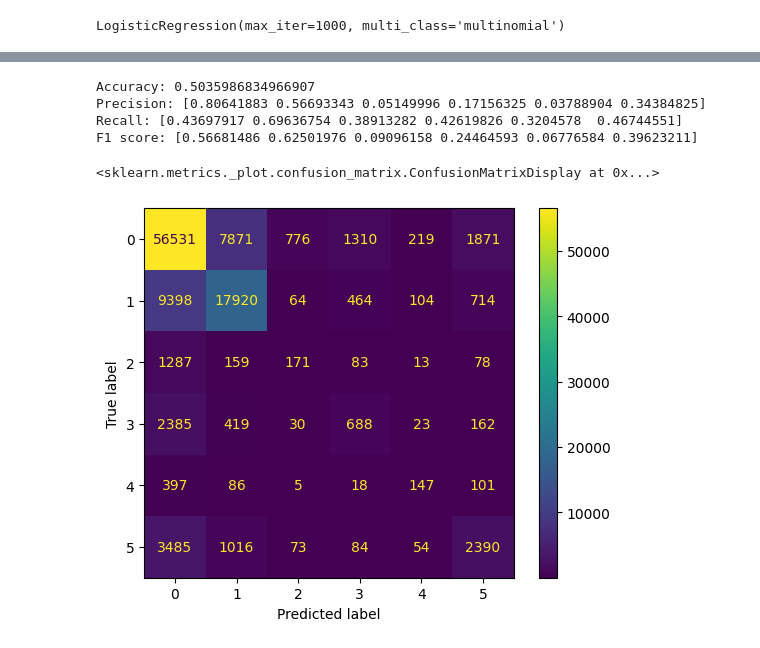
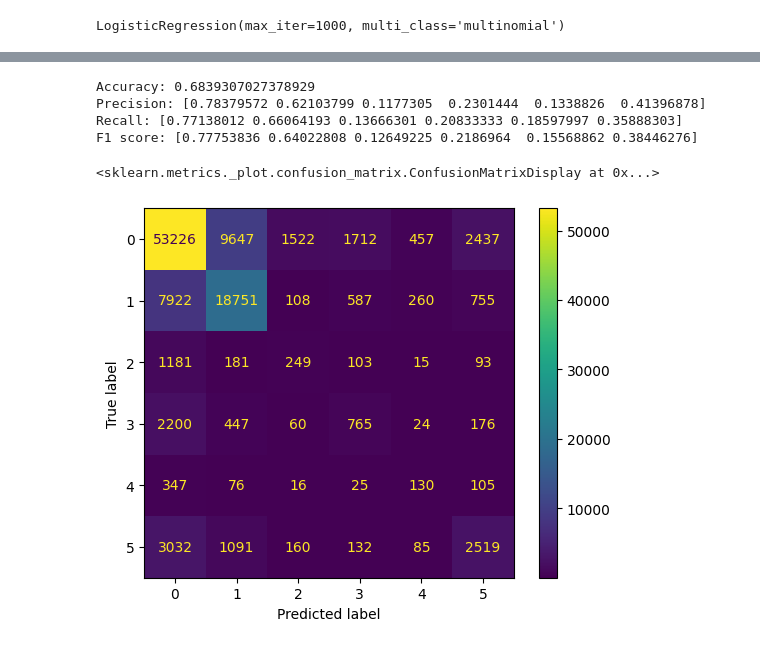
Before and after one commit to nechamab/chicago_car_crashes, a Jupyter notebook: notebooks/Messing_Around.ipynb, the cells around one changed output, grey strips where cells are left out. Drawn from its saved outputs; the diff is of its cells as text; code cells hidden in the pictures.

```diff
--- a/notebooks/Messing_Around.ipynb
+++ b/notebooks/Messing_Around.ipynb
@@ -233,7 +278,7 @@ Class 5   1.097040
 # %%
 
 
-threshold = 0.13865255
+threshold = 0.13865255/3
 
 col_names = list(coefficients_df.columns[coefficients_df.max() > threshold])
 
@@ -264,7 +309,7 @@ y2 = crashes_cleaned_2['PRIM_CONTRIBUTORY_CAUSE']
 
 X2_train, X2_test, y2_train, y2_test = train_test_split(X2, y2, random_state=0)
 smote2 = SMOTE()
-X2_train_resampled, y2_train_resampled = smote.fit_resample(X2_train, y2_train)
+X2_train_resampled, y2_train_resampled = smote2.fit_resample(X2_train, y2_train)
 ss2 = StandardScaler()
 
 ss2.fit(X2_train_resampled)
@@ -288,15 +333,15 @@ print('Precision:', precision2)
 print('Recall:', recall2)
 print('F1 score:', f12)
 # %% [output]
-Accuracy: 0.5035986834966907
-Precision: [0.80641883 0.56693343 0.05149996 0.17156325 0.03788904 0.34384825]
-Recall: [0.43697917 0.69636754 0.38913282 0.42619826 0.3204578  0.46744551]
-F1 score: [0.56681486 0.62501976 0.09096158 0.24464593 0.06776584 0.39623211]
+Accuracy: 0.6839307027378929
+Precision: [0.78379572 0.62103799 0.1177305  0.2301444  0.1338826  0.41396878]
+Recall: [0.77138012 0.66064193 0.13666301 0.20833333 0.18597997 0.35888303]
+F1 score: [0.77753836 0.64022808 0.12649225 0.2186964  0.15568862 0.38446276]
 # %%
 cf2 = confusion_matrix(y2_test, y2_pred)
 disp2 = ConfusionMatrixDisplay(cf2, display_labels=None)
 
-disp.plot()
+disp2.plot()
 # %% [output]
 <sklearn.metrics._plot.confusion_matrix.ConfusionMatrixDisplay at 0x...>
-[figure, old version]
+[figure, new version]
```
Also changed, not shown: parts of 31 cells of this notebook, 2 other files.
